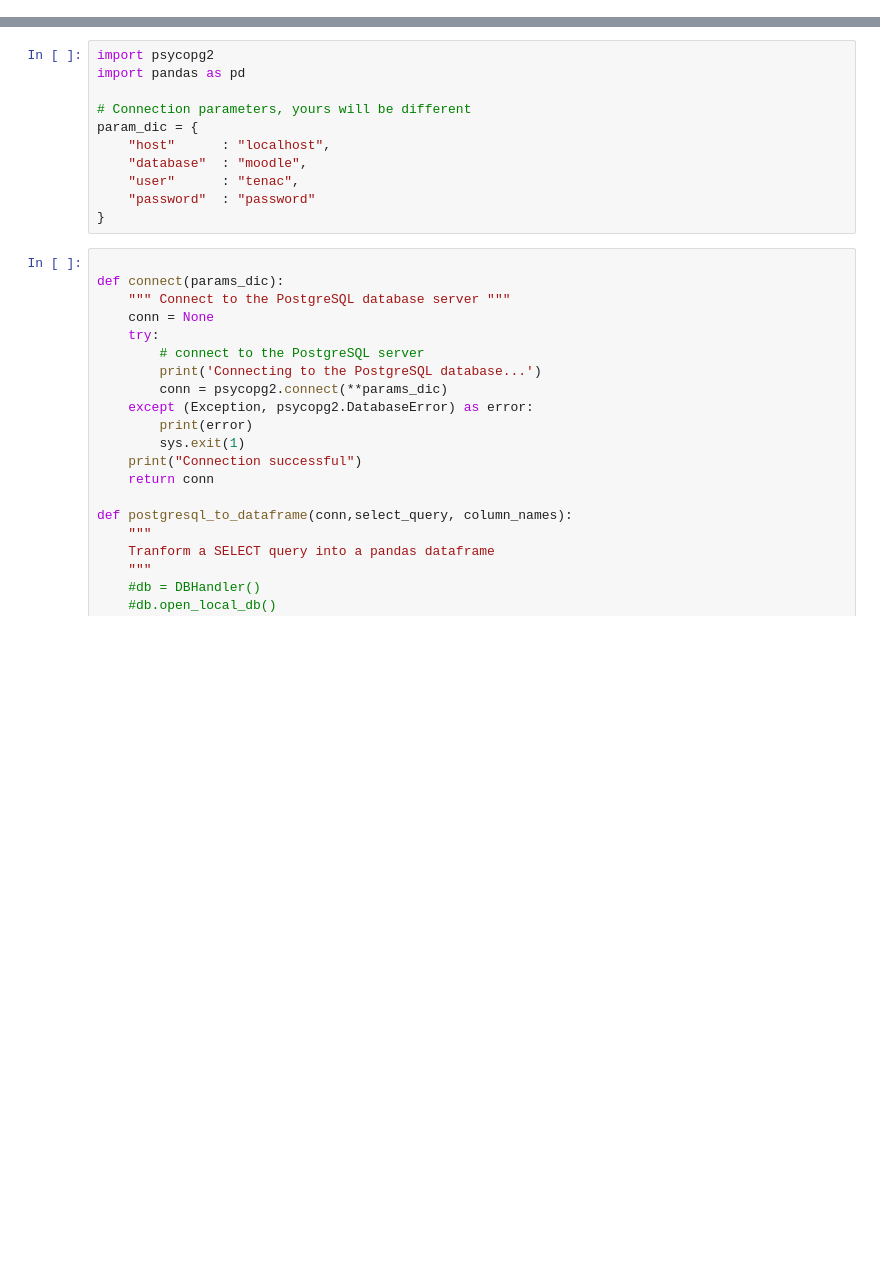
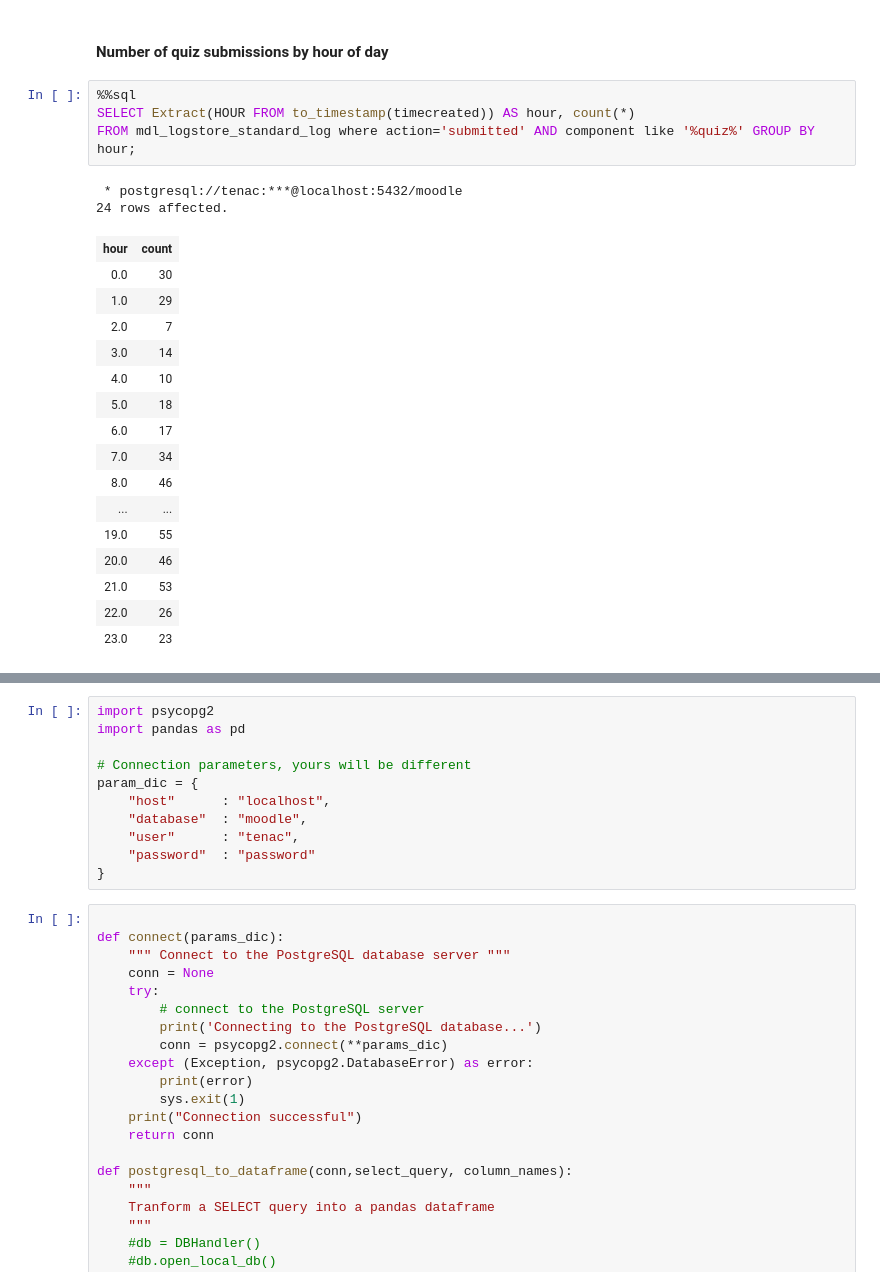
Before and after one commit to dmarinere/Moodle_-Education_data_Analysis, a Jupyter notebook: Moodle_DataBase.ipynb, the cells around one changed output, grey strips where cells are left out. Cells and saved outputs as stored; diff of their text form; blank space fills up the shorter version.

```diff
--- a/Moodle_DataBase.ipynb
+++ b/Moodle_DataBase.ipynb
@@ -8,0 +100,25 @@ from sqlalchemy import create_engine
+# %% [markdown]
+#### Number of quiz submissions by hour of day
+# %%
+%%sql
+SELECT Extract(HOUR FROM to_timestamp(timecreated)) AS hour, count(*)
+FROM mdl_logstore_standard_log where action='submitted' AND component like '%quiz%' GROUP BY hour;
+# %% [output]
+ * postgresql://tenac:***@localhost:5432/moodle
+24 rows affected.
+| hour | count |
+| 0.0 | 30 |
+| 1.0 | 29 |
+| 2.0 | 7 |
+| 3.0 | 14 |
+| 4.0 | 10 |
+| 5.0 | 18 |
+| 6.0 | 17 |
+| 7.0 | 34 |
+| 8.0 | 46 |
+| ... | ... |
+| 19.0 | 55 |
+| 20.0 | 46 |
+| 21.0 | 53 |
+| 22.0 | 26 |
+| 23.0 | 23 |
```
Also changed, not shown: parts of 36 cells of this notebook.
